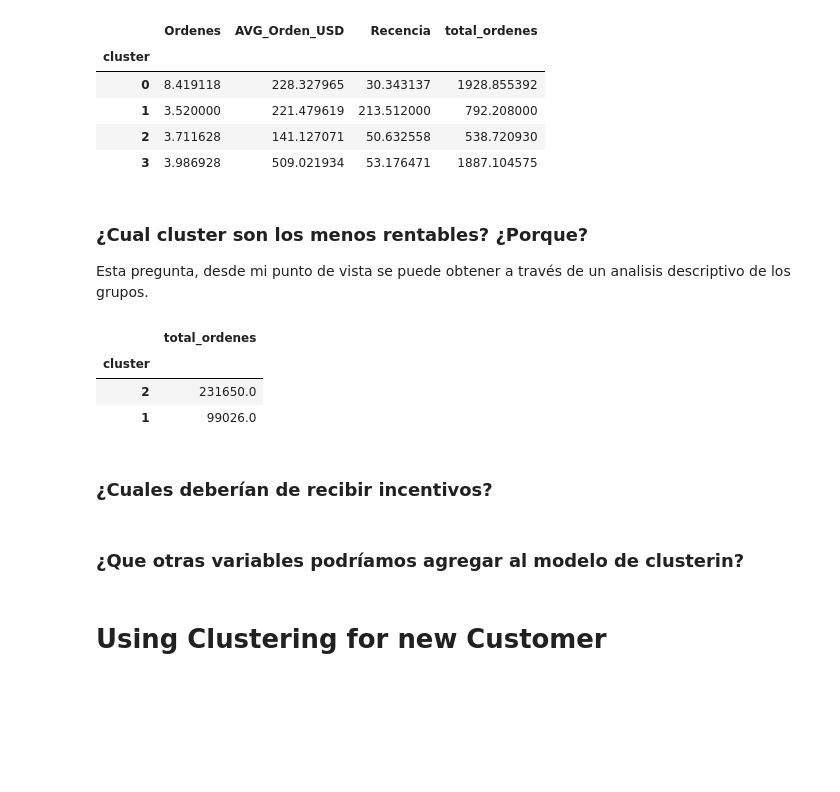
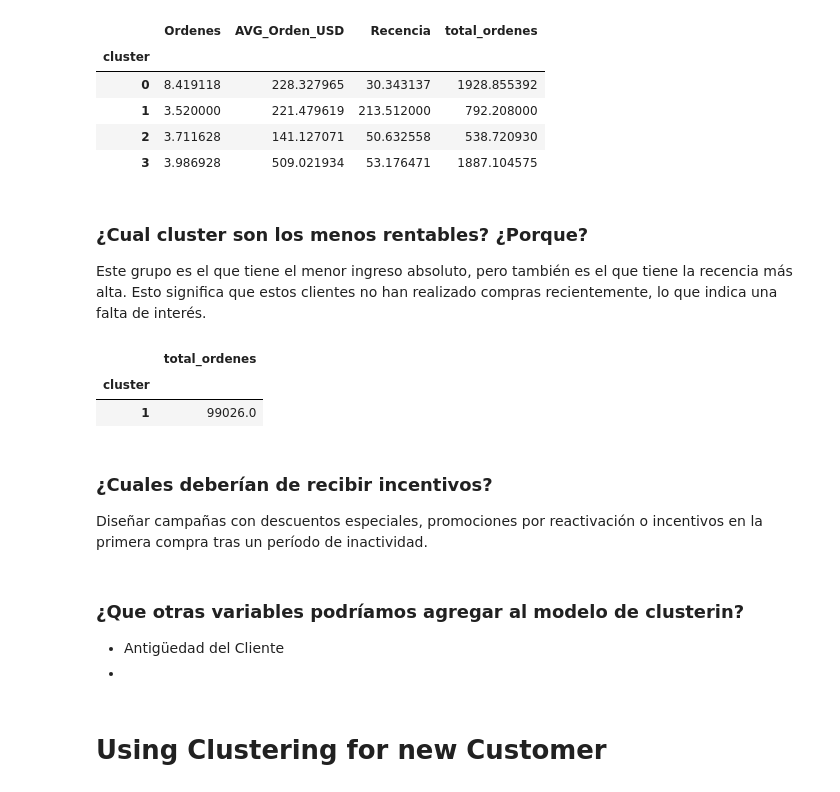
Before and after one commit to Rigobertoj/DataScience_KPI_Project, a Jupyter notebook: 03/Clase17_LabDatos_Segmento_Clientes.ipynb, the cells around one changed output. Drawn from its saved outputs; the diff is of its cells as text; code cells hidden in the pictures; blank space fills up the shorter version.

```diff
--- a/03/Clase17_LabDatos_Segmento_Clientes.ipynb
+++ b/03/Clase17_LabDatos_Segmento_Clientes.ipynb
@@ -463,24 +463,28 @@ responde
 # %% [markdown]
 ### ¿Cual cluster son los menos rentables? ¿Porque?
 
-Esta pregunta, desde mi punto de vista se puede obtener a través de un analisis descriptivo de los grupos.
+Este grupo es el que tiene el menor ingreso absoluto, pero también es el que tiene la recencia más alta. Esto significa que estos clientes no han realizado compras recientemente, lo que indica una falta de interés.
 # %%
 clientes.groupby('cluster')\
     .agg({'total_ordenes':'sum'})\
     .sort_values(
             'total_ordenes',
-            ascending=False
+            ascending=True
         )\
-.tail(2)
+.head(1)
 # %% [output]
 |  | total_ordenes |
 | cluster |  |
-| 2 | 231650.0 |
 | 1 | 99026.0 |
 # %% [markdown]
 ### ¿Cuales deberían de recibir incentivos?
+
+Diseñar campañas con descuentos especiales, promociones por reactivación o incentivos en la primera compra tras un período de inactividad.
 # %% [markdown]
 ### ¿Que otras variables podríamos agregar al modelo de clusterin?
+
+- Antigüedad del Cliente
+-
 # %% [markdown]
 # Using Clustering for new Customer
 # %%
```
Also changed, not shown: parts of 1 cell of this notebook.
